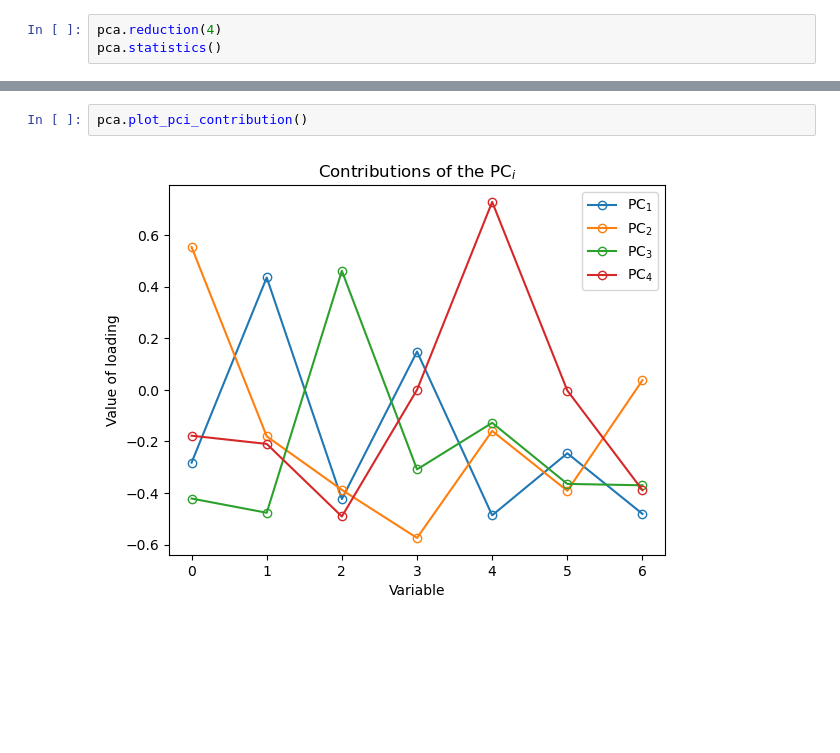
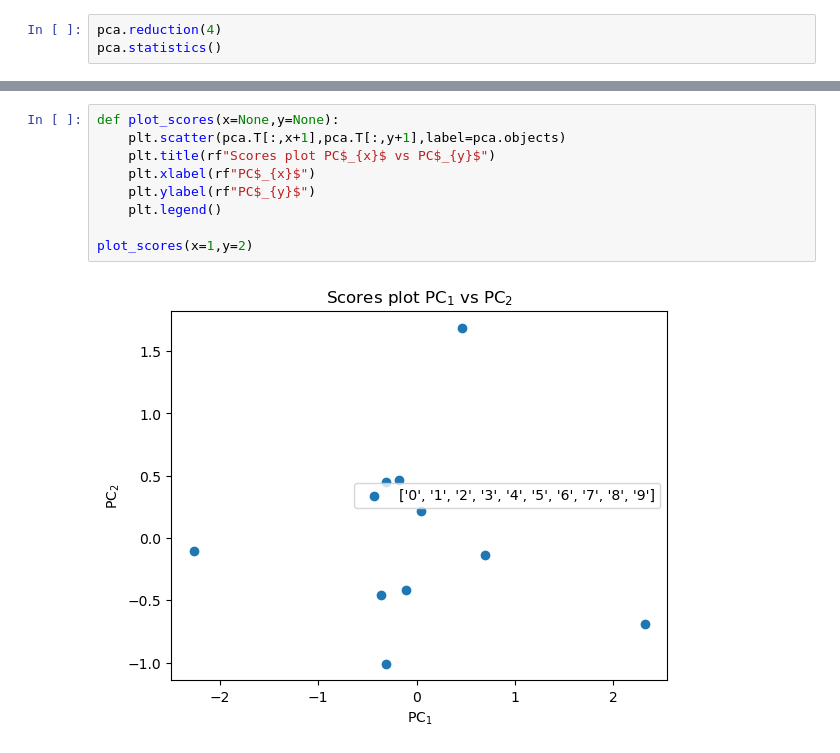
Before and after one commit to MGriot/chemtools, a Jupyter notebook: PCA.ipynb, the cells around one changed output, grey strips where cells are left out. Drawn from its saved outputs; the diff is of its cells as text; blank space fills up the shorter version.

```diff
--- a/PCA.ipynb
+++ b/PCA.ipynb
@@ -484,7 +751,14 @@ plt.bar(([0,1,2,3,4,5,6]),pca.T2con[1,:])
-# %%
-pca.plot_pci_contribution()
-# %% [output]
-[figure, removed]
+# %%
+def plot_scores(x=None,y=None):
+    plt.scatter(pca.T[:,x+1],pca.T[:,y+1],label=pca.objects)
+    plt.title(rf"Scores plot PC$_{x}$ vs PC$_{y}$")
+    plt.xlabel(rf"PC$_{x}$")
+    plt.ylabel(rf"PC$_{y}$")
+    plt.legend()
+
+plot_scores(x=1,y=2)
+# %% [output]
+[figure, added]
 # %%
 #Sì, posso convertire il codice MATLAB in codice Python. Ecco un esempio di come potrebbe essere fatto:
 from scipy.stats import f, norm
```
Also changed, not shown: parts of 14 cells of this notebook, 3 other files.
